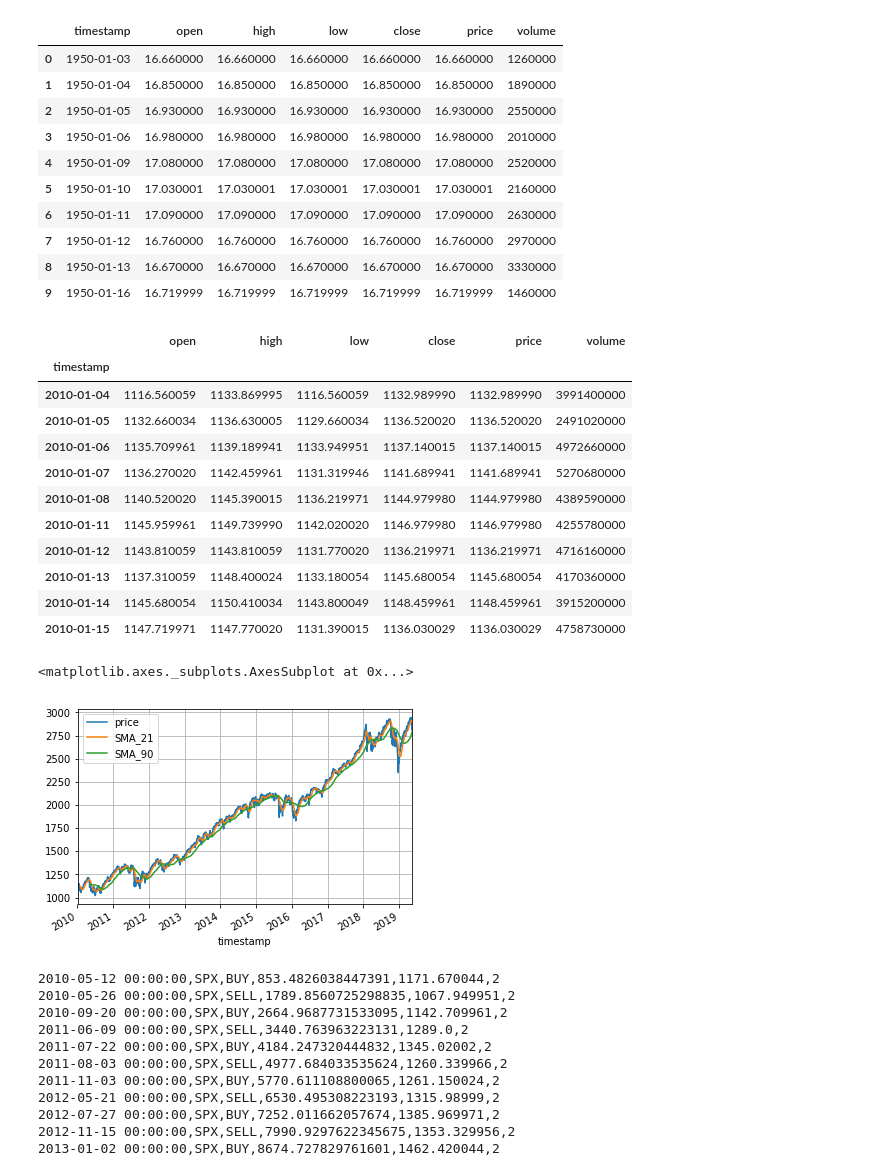
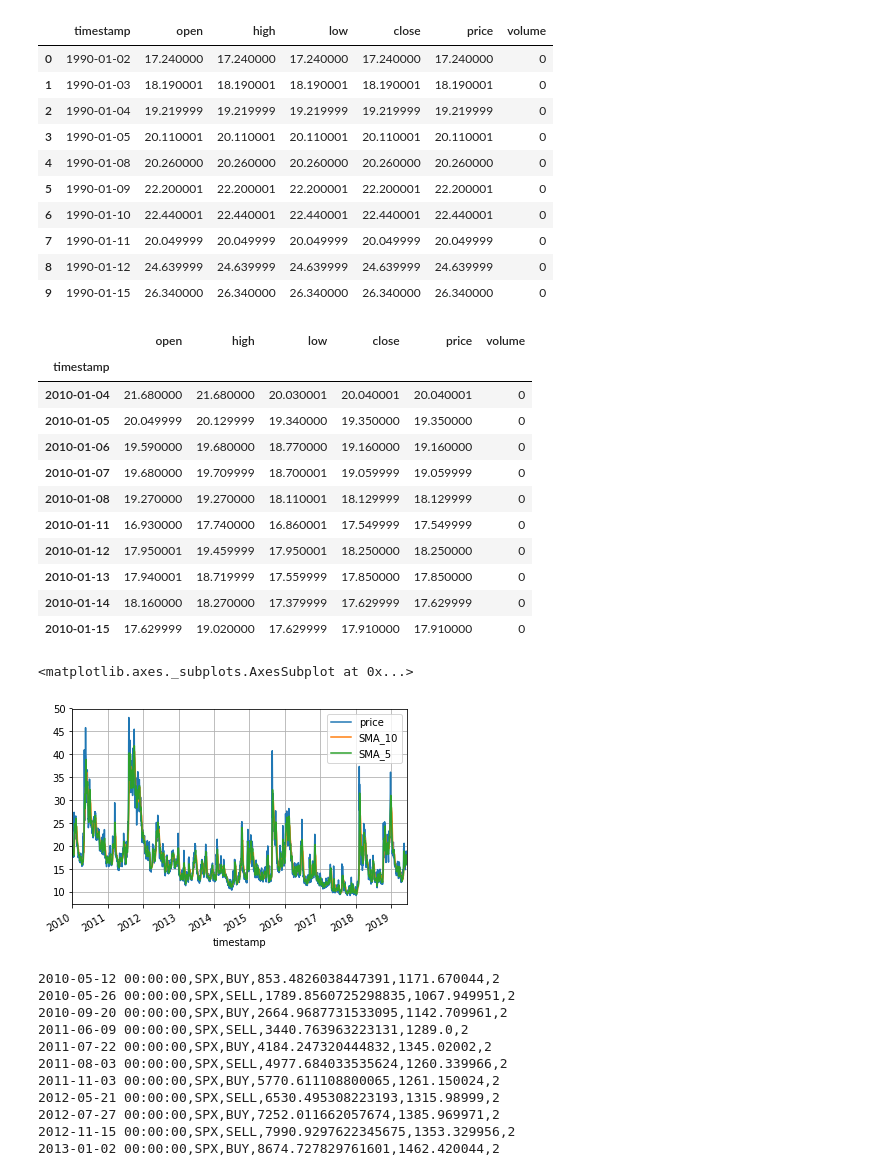
Before and after one commit to artem-matiash/monitor, a Jupyter notebook: notebooks/Tradelog generation.ipynb, the cells around one changed output. Drawn from its saved outputs; the diff is of its cells as text; code cells hidden in the pictures.

```diff
--- a/notebooks/Tradelog generation.ipynb
+++ b/notebooks/Tradelog generation.ipynb
@@ -6,23 +6,23 @@ import matplotlib.pyplot as plt
 
 plt.rcParams['figure.figsize'] = (20, 10)
 # %%
-data_file = "snp500.csv"
+data_file = "vix.csv"
 # %%
 data = pd.read_csv("../data/{}".format(data_file))
 data['timestamp'] = pd.to_datetime(data['timestamp'])
 data.head(10)
 # %% [output]
 |  | timestamp | open | high | low | close | price | volume |
-| 0 | 1950-01-03 | 16.660000 | 16.660000 | 16.660000 | 16.660000 | 16.660000 | 1260000 |
-| 1 | 1950-01-04 | 16.850000 | 16.850000 | 16.850000 | 16.850000 | 16.850000 | 1890000 |
-| 2 | 1950-01-05 | 16.930000 | 16.930000 | 16.930000 | 16.930000 | 16.930000 | 2550000 |
-| 3 | 1950-01-06 | 16.980000 | 16.980000 | 16.980000 | 16.980000 | 16.980000 | 2010000 |
-| 4 | 1950-01-09 | 17.080000 | 17.080000 | 17.080000 | 17.080000 | 17.080000 | 2520000 |
-| 5 | 1950-01-10 | 17.030001 | 17.030001 | 17.030001 | 17.030001 | 17.030001 | 2160000 |
-| 6 | 1950-01-11 | 17.090000 | 17.090000 | 17.090000 | 17.090000 | 17.090000 | 2630000 |
-| 7 | 1950-01-12 | 16.760000 | 16.760000 | 16.760000 | 16.760000 | 16.760000 | 2970000 |
-| 8 | 1950-01-13 | 16.670000 | 16.670000 | 16.670000 | 16.670000 | 16.670000 | 3330000 |
-| 9 | 1950-01-16 | 16.719999 | 16.719999 | 16.719999 | 16.719999 | 16.719999 | 1460000 |
+| 0 | 1990-01-02 | 17.240000 | 17.240000 | 17.240000 | 17.240000 | 17.240000 | 0 |
+| 1 | 1990-01-03 | 18.190001 | 18.190001 | 18.190001 | 18.190001 | 18.190001 | 0 |
+| 2 | 1990-01-04 | 19.219999 | 19.219999 | 19.219999 | 19.219999 | 19.219999 | 0 |
+| 3 | 1990-01-05 | 20.110001 | 20.110001 | 20.110001 | 20.110001 | 20.110001 | 0 |
+| 4 | 1990-01-08 | 20.260000 | 20.260000 | 20.260000 | 20.260000 | 20.260000 | 0 |
+| 5 | 1990-01-09 | 22.200001 | 22.200001 | 22.200001 | 22.200001 | 22.200001 | 0 |
+| 6 | 1990-01-10 | 22.440001 | 22.440001 | 22.440001 | 22.440001 | 22.440001 | 0 |
+| 7 | 1990-01-11 | 20.049999 | 20.049999 | 20.049999 | 20.049999 | 20.049999 | 0 |
+| 8 | 1990-01-12 | 24.639999 | 24.639999 | 24.639999 | 24.639999 | 24.639999 | 0 |
+| 9 | 1990-01-15 | 26.340000 | 26.340000 | 26.340000 | 26.340000 | 26.340000 | 0 |
 # %%
 start_date = pd.Timestamp(2010, 1, 1)
 data = data[data['timestamp'] >= start_date].reset_index(drop=True)
@@ -31,24 +31,26 @@ data.head(10)
 # %% [output]
 |  | open | high | low | close | price | volume |
 | timestamp |  |  |  |  |  |  |
-| 2010-01-04 | 1116.560059 | 1133.869995 | 1116.560059 | 1132.989990 | 1132.989990 | 3991400000 |
-| 2010-01-05 | 1132.660034 | 1136.630005 | 1129.660034 | 1136.520020 | 1136.520020 | 2491020000 |
-| 2010-01-06 | 1135.709961 | 1139.189941 | 1133.949951 | 1137.140015 | 1137.140015 | 4972660000 |
-| 2010-01-07 | 1136.270020 | 1142.459961 | 1131.319946 | 1141.689941 | 1141.689941 | 5270680000 |
-| 2010-01-08 | 1140.520020 | 1145.390015 | 1136.219971 | 1144.979980 | 1144.979980 | 4389590000 |
-| 2010-01-11 | 1145.959961 | 1149.739990 | 1142.020020 | 1146.979980 | 1146.979980 | 4255780000 |
-| 2010-01-12 | 1143.810059 | 1143.810059 | 1131.770020 | 1136.219971 | 1136.219971 | 4716160000 |
-| 2010-01-13 | 1137.310059 | 1148.400024 | 1133.180054 | 1145.680054 | 1145.680054 | 4170360000 |
-| 2010-01-14 | 1145.680054 | 1150.410034 | 1143.800049 | 1148.459961 | 1148.459961 | 3915200000 |
-| 2010-01-15 | 1147.719971 | 1147.770020 | 1131.390015 | 1136.030029 | 1136.030029 | 4758730000 |
+| 2010-01-04 | 21.680000 | 21.680000 | 20.030001 | 20.040001 | 20.040001 | 0 |
+| 2010-01-05 | 20.049999 | 20.129999 | 19.340000 | 19.350000 | 19.350000 | 0 |
+| 2010-01-06 | 19.590000 | 19.680000 | 18.770000 | 19.160000 | 19.160000 | 0 |
+| 2010-01-07 | 19.680000 | 19.709999 | 18.700001 | 19.059999 | 19.059999 | 0 |
+| 2010-01-08 | 19.270000 | 19.270000 | 18.110001 | 18.129999 | 18.129999 | 0 |
+| 2010-01-11 | 16.930000 | 17.740000 | 16.860001 | 17.549999 | 17.549999 | 0 |
+| 2010-01-12 | 17.950001 | 19.459999 | 17.950001 | 18.250000 | 18.250000 | 0 |
+| 2010-01-13 | 17.940001 | 18.719999 | 17.559999 | 17.850000 | 17.850000 | 0 |
+| 2010-01-14 | 18.160000 | 18.270000 | 17.379999 | 17.629999 | 17.629999 | 0 |
+| 2010-01-15 | 17.629999 | 19.020000 | 17.629999 | 17.910000 | 17.910000 | 0 |
 # %%
 data['SMA_21'] = data['price'].rolling(21).mean()
 data['SMA_90'] = data['price'].rolling(90).mean()
+data['SMA_5'] = data['price'].rolling(5).mean()
+data['SMA_10'] = data['price'].rolling(10).mean()
 # %%
-data[['price', 'SMA_21', 'SMA_90']].plot(grid=True)
+data[['price', 'SMA_10', 'SMA_5']].plot(grid=True)
 # %% [output]
 <matplotlib.axes._subplots.AxesSubplot at 0x...>
-[figure, old version]
+[figure, new version]
 # %%
 # clear initial windows
 data.dropna(inplace=True)
```
Also changed, not shown: parts of 4 cells of this notebook, 4 other files.
